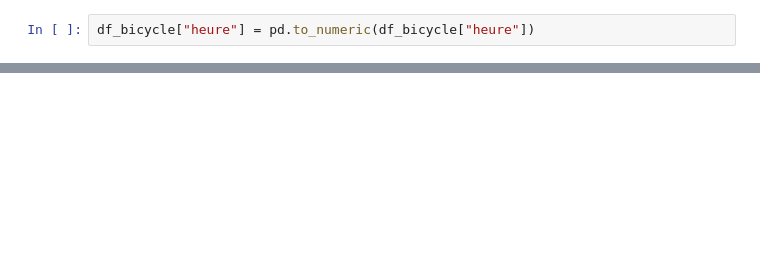
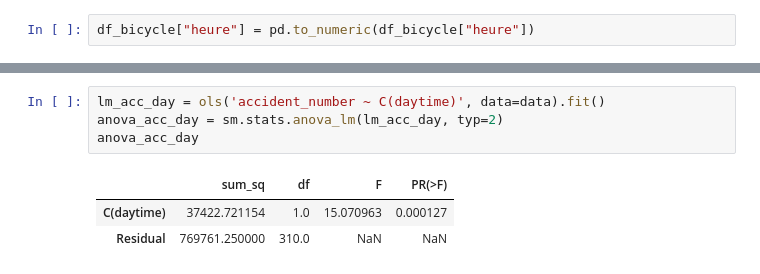
Before and after one commit to opheliecoiffier/CM_Anova, a Jupyter notebook: draft/bicycle.ipynb, the cells around one changed output, grey strips where cells are left out. Cells and saved outputs as stored; diff of their text form; blank space fills up the shorter version.

```diff
--- a/draft/bicycle.ipynb
+++ b/draft/bicycle.ipynb
@@ -142,0 +190,8 @@ _, (__, ___, r) = sp.stats.probplot(resid, plot=ax, fit=True)
+# %%
+lm_acc_day = ols('accident_number ~ C(daytime)', data=data).fit()
+anova_acc_day = sm.stats.anova_lm(lm_acc_day, typ=2)
+anova_acc_day
+# %% [output]
+|  | sum_sq | df | F | PR(>F) |
+| C(daytime) | 37422.721154 | 1.0 | 15.070963 | 0.000127 |
+| Residual | 769761.250000 | 310.0 | NaN | NaN |
```
Also changed, not shown: parts of 13 cells of this notebook, 2 other files.
